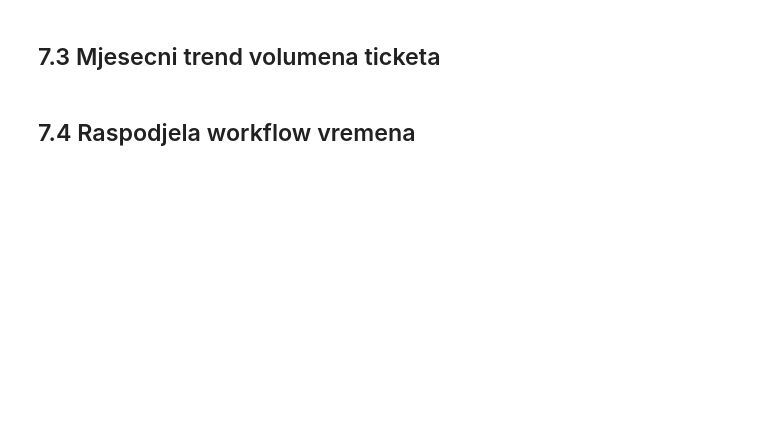
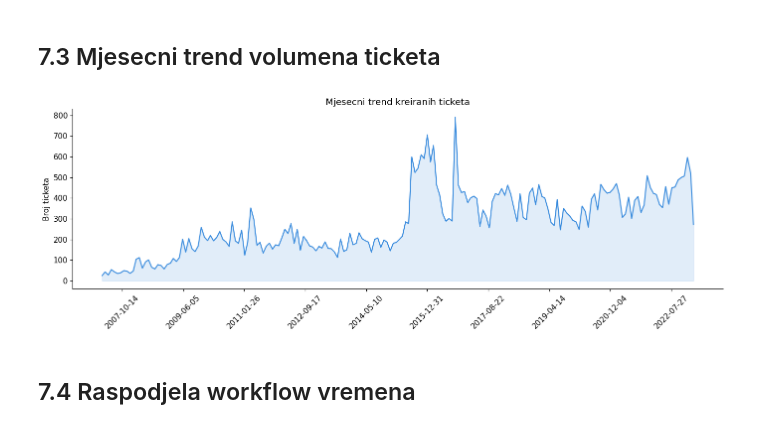
Before and after one commit to igorpavlic/FIPU-SRP, a Jupyter notebook: 7_visualization.ipynb, the cells around one changed output. Saved outputs shown, nothing was run; the diff lists cells and outputs as text; code cells hidden in the pictures; blank space fills up the shorter version.

```diff
--- a/7_visualization.ipynb
+++ b/7_visualization.ipynb
@@ -94,23 +107,25 @@ print(df2.to_string(index=False))
 # %%
 df3 = pd.read_sql("""
     SELECT v.godina, v.mjesec, COUNT(*) AS broj_ticketa
     FROM fact_support_tickets f
     JOIN dim_vrijeme v ON f.vrijeme_key = v.vrijeme_key
     GROUP BY v.godina, v.mjesec
     ORDER BY v.godina, v.mjesec
 """, engine)
 
-df3['datum'] = pd.to_datetime(df3[['godina', 'mjesec']].assign(day=1))
+df3['datum'] = pd.to_datetime(df3['godina'].astype(str) + '-' + df3['mjesec'].astype(str))
 
 fig, ax = plt.subplots(figsize=(14, 5))
 ax.plot(df3['datum'], df3['broj_ticketa'], color='#378ADD', linewidth=1.5)
 ax.fill_between(df3['datum'], df3['broj_ticketa'], alpha=0.15, color='#378ADD')
 ax.set_ylabel('Broj ticketa')
 ax.set_title('Mjesecni trend kreiranih ticketa')
 ax.xaxis.set_major_locator(mticker.MaxNLocator(12))
 plt.xticks(rotation=45)
 plt.tight_layout()
 plt.show()
+# %% [output]
+[figure, added]
 # %% [markdown]
 ## 7.4 Raspodjela workflow vremena
 # %%
```
Also changed, not shown: parts of 8 cells of this notebook.
